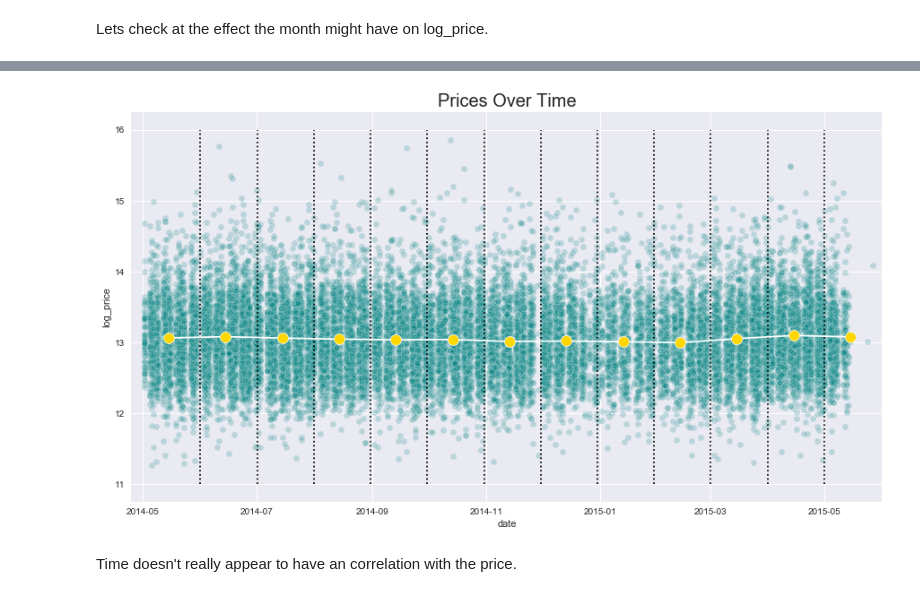
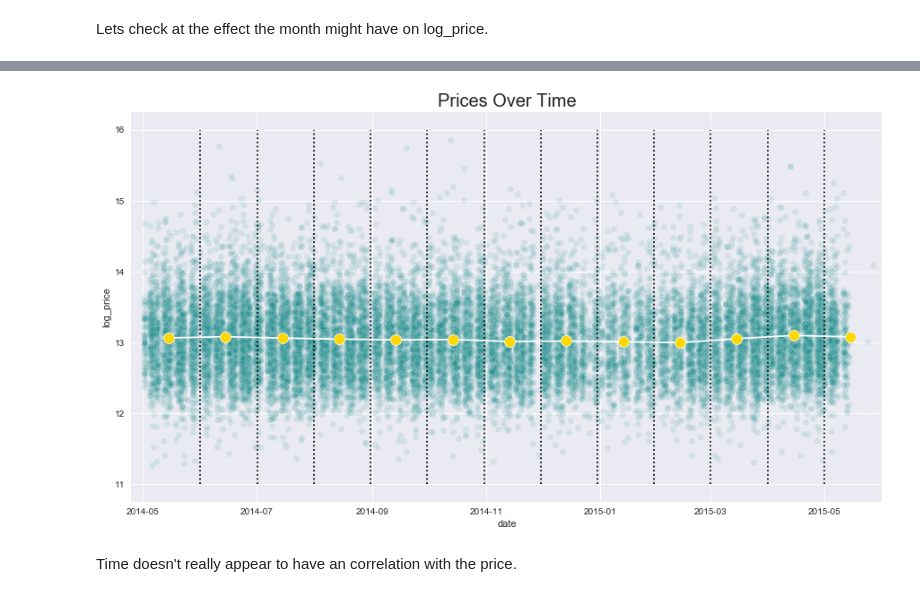
Before and after one commit to Patrickbfuller/lin_reg_tutorial, a Jupyter notebook: linear_regression.ipynb, the cells around one changed output, grey strips where cells are left out. Saved outputs shown, nothing was run; the diff lists cells and outputs as text; code cells hidden in the pictures.

```diff
--- a/linear_regression.ipynb
+++ b/linear_regression.ipynb
@@ -589,27 +589,27 @@ date  date
 Name: log_price, dtype: float64
 # %%
 plt.figure(figsize=(15,8))
-sns.scatterplot(x='date', y='log_price', data=df_viz, alpha=0.2, color='teal')
+sns.scatterplot(x='date', y='log_price', data=df_viz, alpha=0.1, color='teal')
 
 sns.lineplot(
     x=pd.date_range('2014-05-15', '2015-05-15', periods=13),
     y=monthly_avgs.values,
     color='white',
     marker='o',
     markerfacecolor='gold',
     markersize=12
     )
 
 plt.title(label='Prices Over Time',fontdict={'size':20})
 plt.xlim('04-25-14','06-01-15')
 plt.vlines(
     x=pd.date_range('2014-06', '2015-05', periods=12),
     ymin=11,
     ymax=16,
     linestyles='dotted',
 );
 # %% [output]
-[figure, old version]
+[figure, new version]
 # %% [markdown]
 Time doesn't really appear to have an correlation with the price.
 # %%
```
Also changed, not shown: parts of 7 cells of this notebook.
